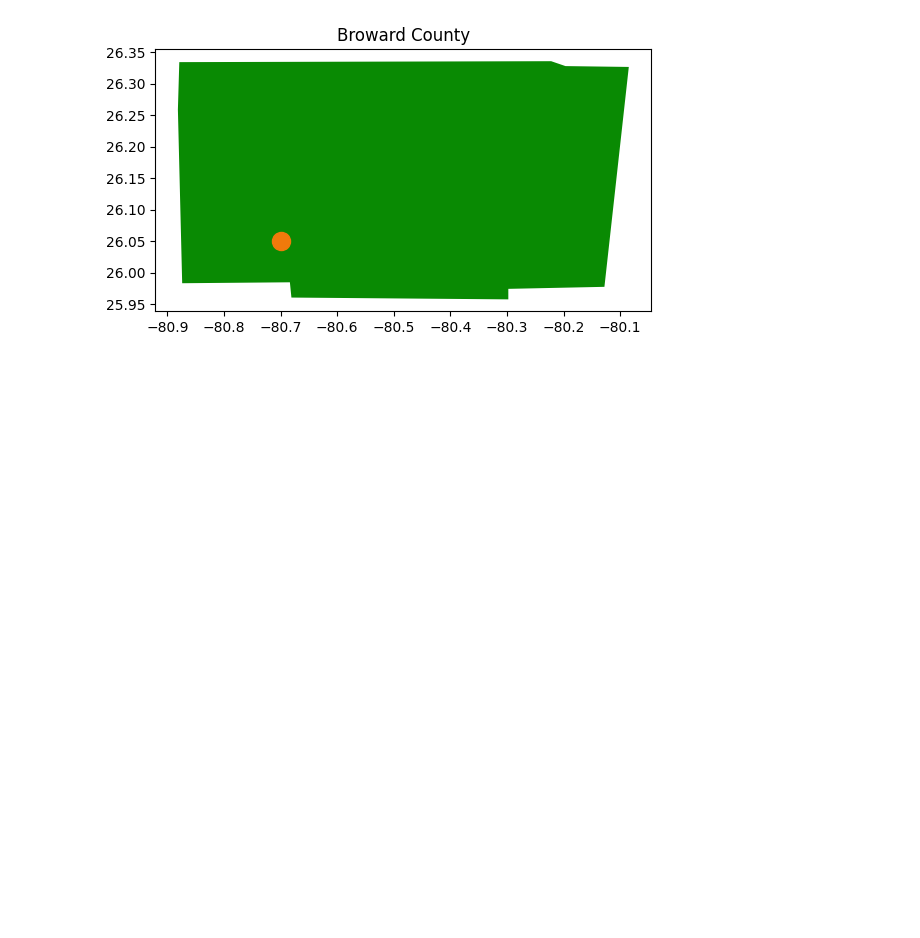
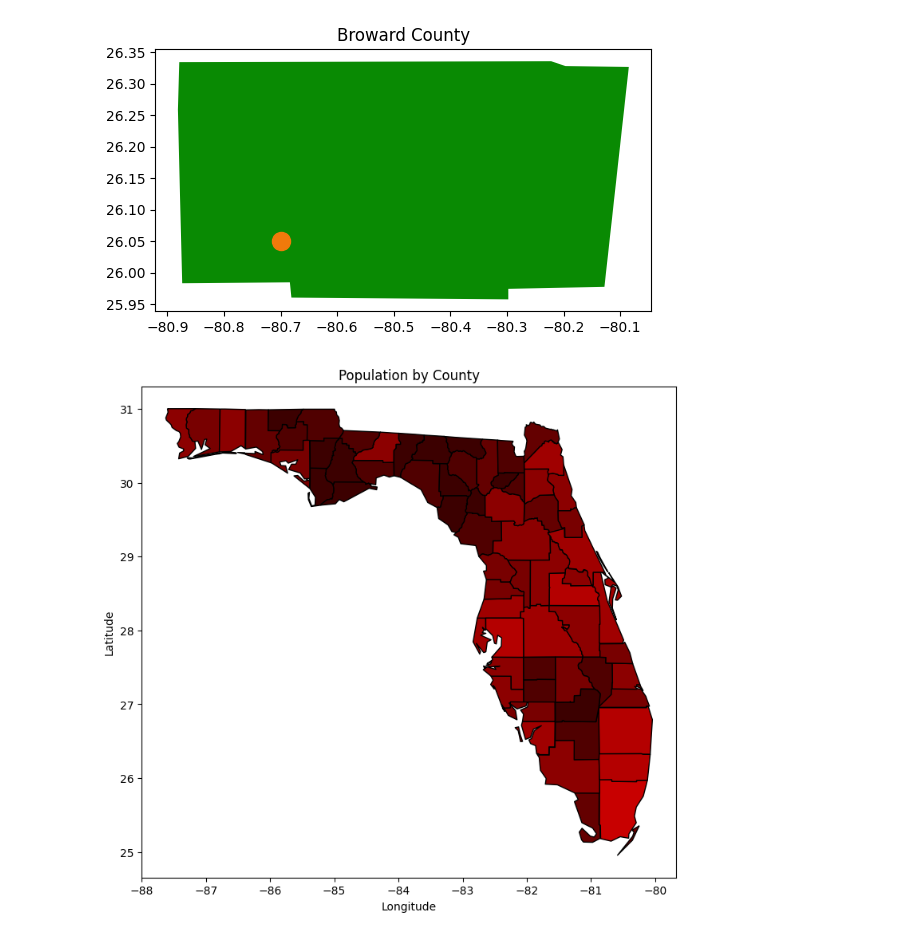
Before and after one commit to oddblaster/GatorAIHackathon, a Jupyter notebook: data_analysis/countyDrawing.ipynb, the cells around one changed output. Saved outputs shown, nothing was run; the diff lists cells and outputs as text; code cells hidden in the pictures; blank space fills up the shorter version.

Commit message:
image

```diff
--- a/data_analysis/countyDrawing.ipynb
+++ b/data_analysis/countyDrawing.ipynb
@@ -4,4 +9,8 @@ import matplotlib.pyplot as plt
 # %%
+#Reading the files
 gdf = gpd.read_file('../data/UScounties/UScounties.shp')
+gdf = gdf[gdf["STATE_NAME"] == "Florida"]
 
-gdf = gdf[gdf["STATE_NAME"] == "Florida"]
+file_name = '../data/population.csv'
+names = ['County','Population']
+df = read_csv(file_name,names = names)
@@ -15,3 +48,48 @@ plt.plot(-80.7, 26.05, marker="o", markersize=size, markeredgecolor="#f07a0b", m
 plt.show()
 # %% [output]
 [figure]
+# %%
+fig, ax = plt.subplots(figsize=(12, 8))
+
+# Loop through the DataFrame
+for index, row in df.iterrows():
+    county = row['County']
+    population = row['Population']
+
+    # Filter the GeoDataFrame for the current county
+    c = gdf[gdf["NAME"] == county]
+
+    # Define the color based on population
+    color = 'r'
+    h, l, s = rgb_to_hls(*mcolors.to_rgb(color))
+
+    if(0 < population < 5000):
+        new_lightness = 50
+    elif (5000 < population < 20000):
+        new_lightness = 60
+    elif (20000 < population < 50000):
+        new_lightness = 80
+    elif( 50000 < population < 100000):
+        new_lightness = 100
+    elif(100000 < population < 200000):
+        new_lightness = 120
+    elif(200000 < population < 500000):
+        new_lightness = 140
+    elif(500000 < population < 1000000):
+        new_lightness = 160
+    elif(1000000 < population < 2000000):
+        new_lightness = 180
+    else:
+        new_lightness = 200
+    new_color = hls_to_rgb(h, l, s, new_lightness)
+
+    # Plot the county with the new color
+    c.plot(ax=ax, color=new_color, edgecolor='black')  # Use the same axis for all plots
+
+# Set the title and show the plot
+plt.title("Population by County")
+plt.xlabel("Longitude")
+plt.ylabel("Latitude")
+plt.show()
+# %% [output]
+[figure, added]
```
Also changed, not shown: parts of 4 cells of this notebook, 7 other files.
